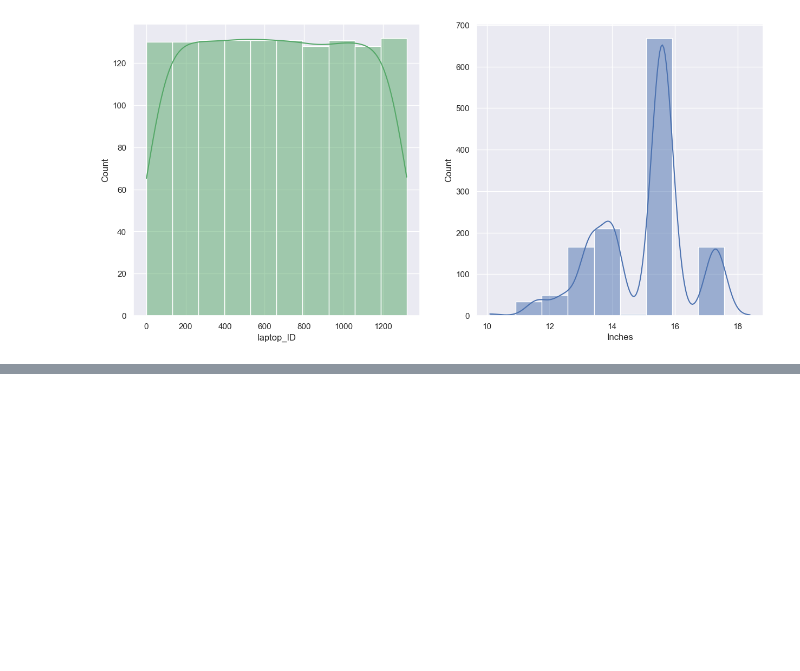
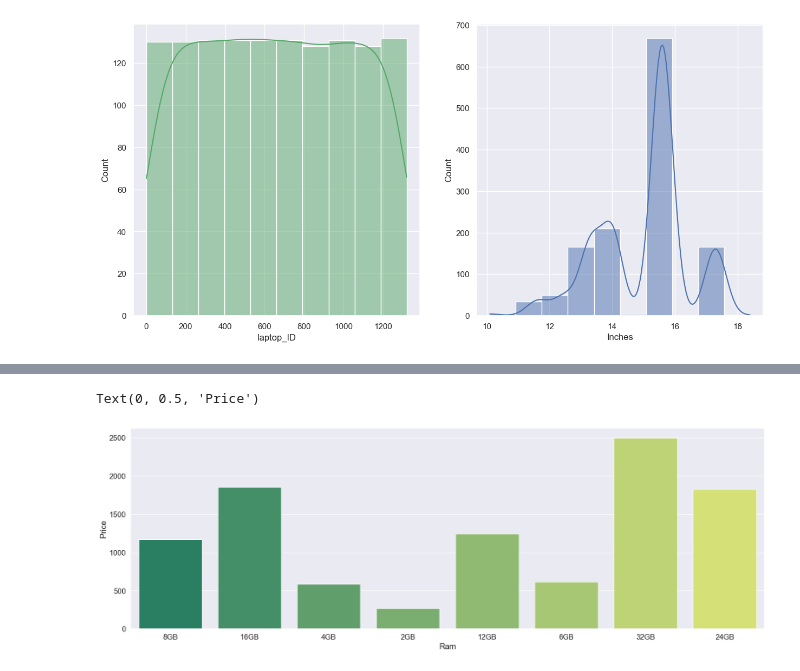
Before and after one commit to EmreUludag0/LaptopPrice, a Jupyter notebook: main.ipynb, the cells around one changed output, grey strips where cells are left out. Saved outputs shown, nothing was run; the diff lists cells and outputs as text; code cells hidden in the pictures; blank space fills up the shorter version.

```diff
--- a/main.ipynb
+++ b/main.ipynb
@@ -162,0 +203,13 @@ df = removeOutliers(df, 'Inches')
+# %%
+sns.set_context('notebook', font_scale= 1.3)
+plt.figure(figsize=(22,7))
+
+ax = sns.barplot(x=df['Ram'],
+                 y = df['Price_euros'],
+                 palette='summer',
+                 ci=None)
+
+plt.ylabel('Price')
+# %% [output]
+Text(0, 0.5, 'Price')
+[figure, added]
```
Also changed, not shown: parts of 3 cells of this notebook.
